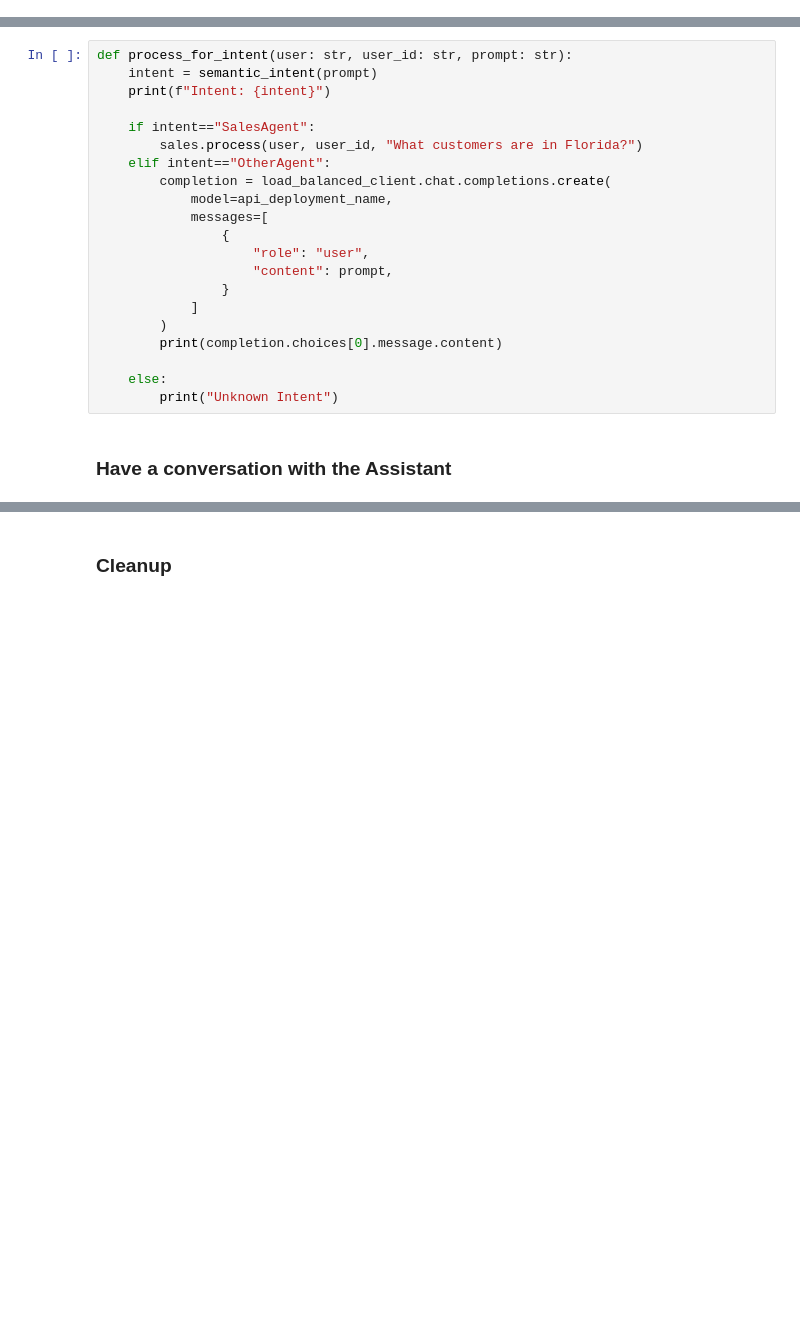
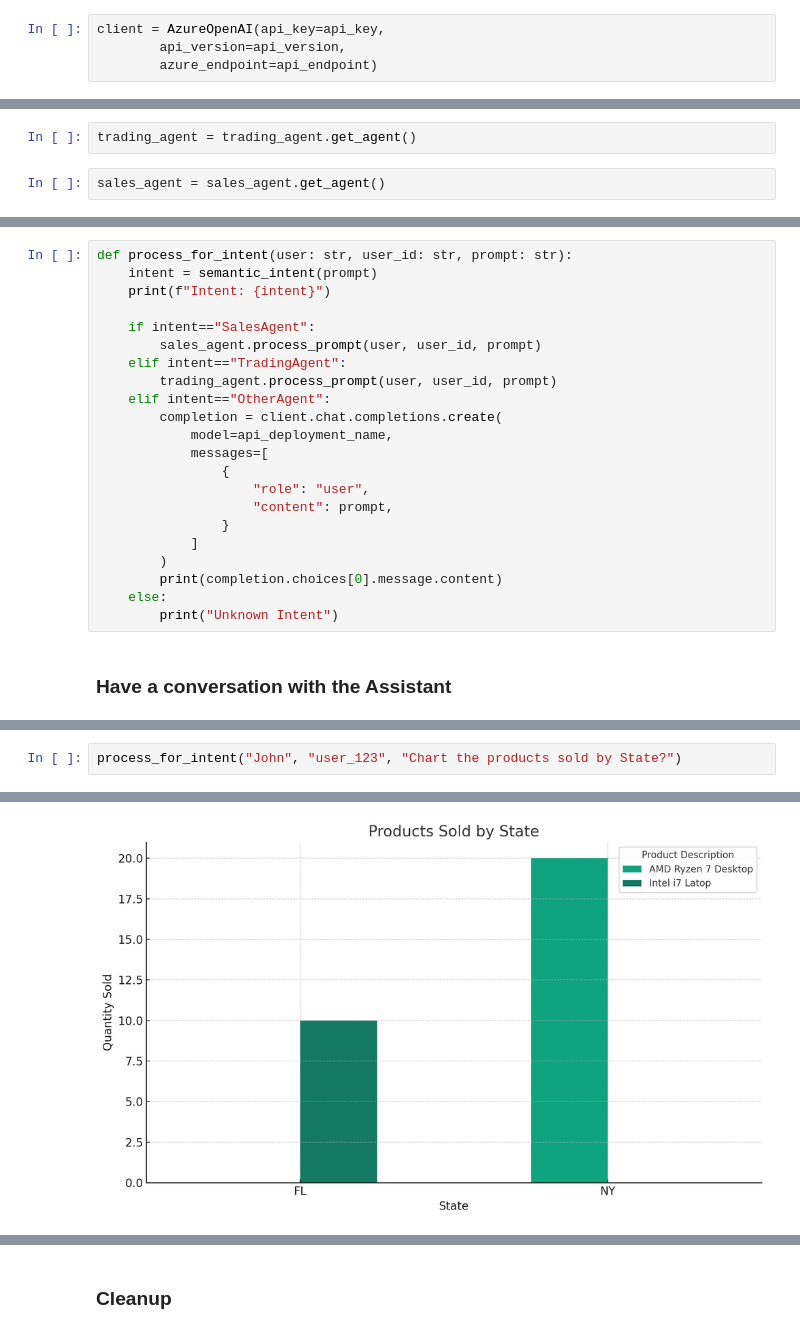
Before and after one commit to msalemor/assistants-api-dev-training, a Jupyter notebook: notebooks/two_agent_copilot.ipynb, the cells around one changed output, grey strips where cells are left out. Drawn from its saved outputs; the diff is of its cells as text; blank space fills up the shorter version.

Commit message:
Added two agent copilot

```diff
--- a/notebooks/two_agent_copilot.ipynb
+++ b/notebooks/two_agent_copilot.ipynb
@@ -19,5 +20,9 @@ api_key = os.getenv("OPENAI_KEY")
 api_version = os.getenv("OPENAI_VERSION")
 api_deployment_name = os.getenv("OPENAI_GPT_DEPLOYMENT")
 email_URI = os.getenv("EMAIL_URI")
+# %%
+client = AzureOpenAI(api_key=api_key,
+        api_version=api_version,
+        azure_endpoint=api_endpoint)
 # %% [markdown]
 ### Create the AzureOpenAI clients
@@ -27,0 +29,4 @@ sales = sales_assistant.get_sales_assistant()
+# %%
+trading_agent = trading_agent.get_agent()
+# %%
+sales_agent = sales_agent.get_agent()
@@ -64,9 +75,11 @@ def process_for_intent(user: str, user_id: str, prompt: str):
     print(f"Intent: {intent}")
 
     if intent=="SalesAgent":
-        sales.process(user, user_id, "What customers are in Florida?")
+        sales_agent.process_prompt(user, user_id, prompt)
+    elif intent=="TradingAgent":
+        trading_agent.process_prompt(user, user_id, prompt)
     elif intent=="OtherAgent":
-        completion = load_balanced_client.chat.completions.create(
+        completion = client.chat.completions.create(
             model=api_deployment_name,
             messages=[
                 {
@@ -76,7 +89,6 @@ def process_for_intent(user: str, user_id: str, prompt: str):
             ]
         )
         print(completion.choices[0].message.content)
-
     else:
         print("Unknown Intent")
 # %% [markdown]
@@ -85,0 +101,3 @@ process_for_intent("Suzan", "user_123", "What is the speed of light?")
+# %%
+process_for_intent("John", "user_123", "Chart the products sold by State?")
+# %% [output]
@@ -85,0 +119 @@ process_for_intent("Suzan", "user_123", "What is the speed of light?")
+[figure, added]
```
Also changed, not shown: parts of 13 cells of this notebook, 2 other files.
